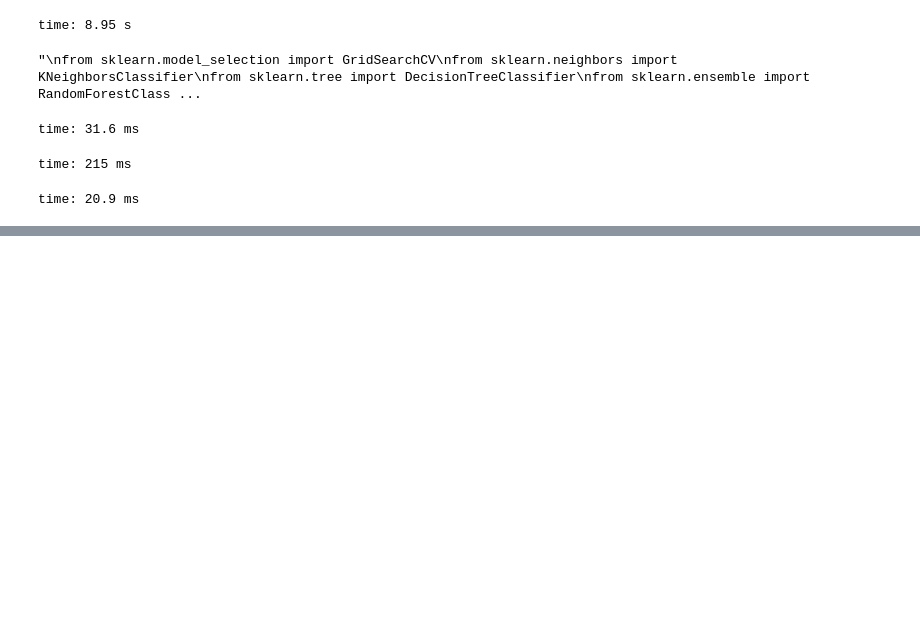
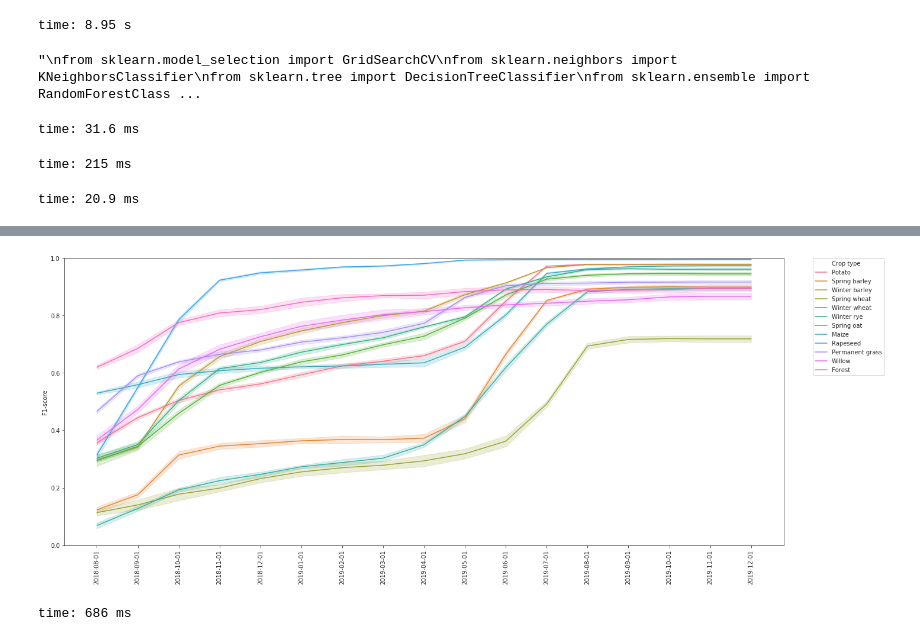
Before and after one commit to JacobJeppesen/PublicSectorConsultancy, a Jupyter notebook: potato_nematode_predictor/notebooks/04_ClassifyDuringSeason.ipynb, the cells around one changed output, grey strips where cells are left out. Saved outputs shown, nothing was run; the diff lists cells and outputs as text; code cells hidden in the pictures; blank space fills up the shorter version.

```diff
--- a/potato_nematode_predictor/notebooks/04_ClassifyDuringSeason.ipynb
+++ b/potato_nematode_predictor/notebooks/04_ClassifyDuringSeason.ipynb
@@ -435,31 +564,34 @@ df_overall.groupby(['Classifier', 'Date'])['Accuracy'].mean().to_frame()
 # %%
 # Select classifier to plot
-df_crop = df_clf_results[df_clf_results['Classifier'] == 'Decision Tree']
+df_crop = df_clf_results[df_clf_results['Classifier'] == 'RBF SVM']
 
 # Drop the 'Overall' results and only use the individual crop types
 df_crop = df_crop[df_crop['Crop type'] != 'Overall']
 
 #Plot
 plt.figure(figsize=(20,8)) # NOTE: Remember to out-comment this when saving figure
 # Define markers
 # Note: Markers are not working in lineplots (see https://github.com/mwaskom/seaborn/issues/1513#issuecomment-480261748)
 filled_markers = ('o', 'v', '^', '<', '>', '8', 's', 'p', '*', 'h', 'H', 'D')
 # Take a look at:
 # https://seaborn.pydata.org/tutorial/relational.html#relational-tutorial
 # and
 # https://seaborn.pydata.org/generated/seaborn.lineplot.html
 
 ax = sns.lineplot(x="Date", y="F1-Score", hue='Crop type', data=df_crop.sort_index(ascending=False), ci='sd')
 ax.set_ylabel('F1-score')
 ax.set_xlabel('')
 ax.set_ylim(0, 1)
 for tick in ax.get_xticklabels():
     tick.set_rotation(90)
 
 ax.legend(bbox_to_anchor=(1.04, 1.0), loc=2, borderaxespad=0.)
 #ax.legend(loc='center right', bbox_to_anchor=(1.25, 0.5), ncol=1)
 
 save_path = PROJ_PATH / 'reports' / 'figures' / 'ClassifierDuringSeasonCrop.pdf'
 fig = ax.get_figure()
 fig.tight_layout()
 fig.savefig(save_path)
+# %% [output]
+[figure, added]
+time: 686 ms
```
Also changed, not shown: parts of 5 cells of this notebook, 10 other files.
